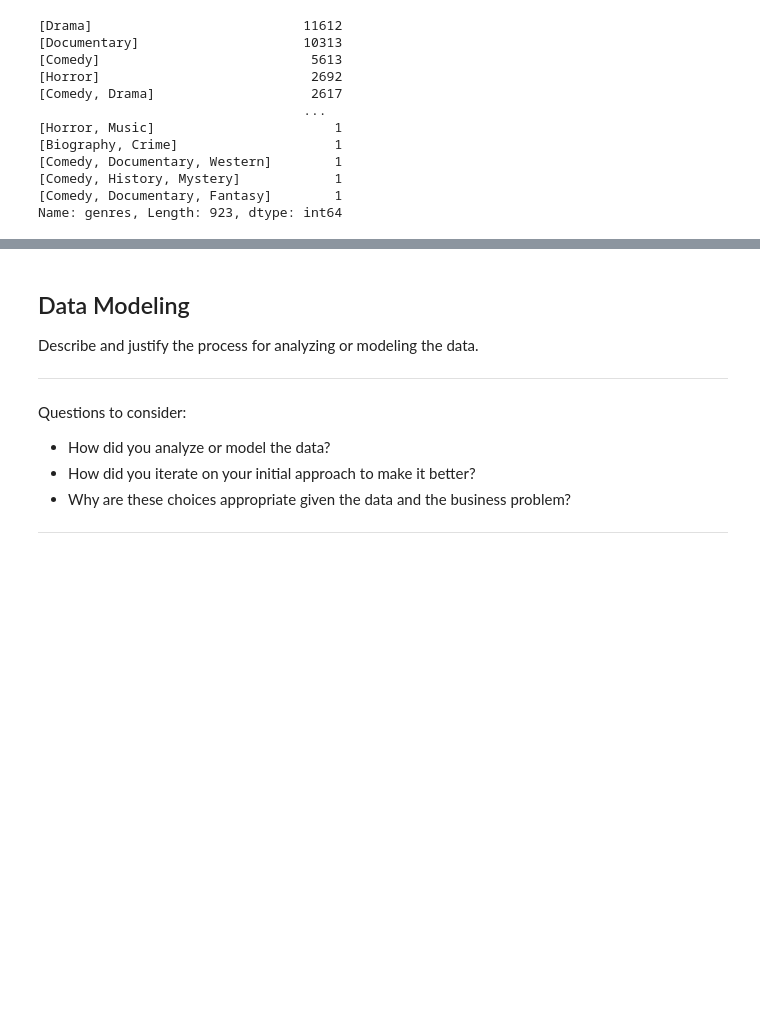
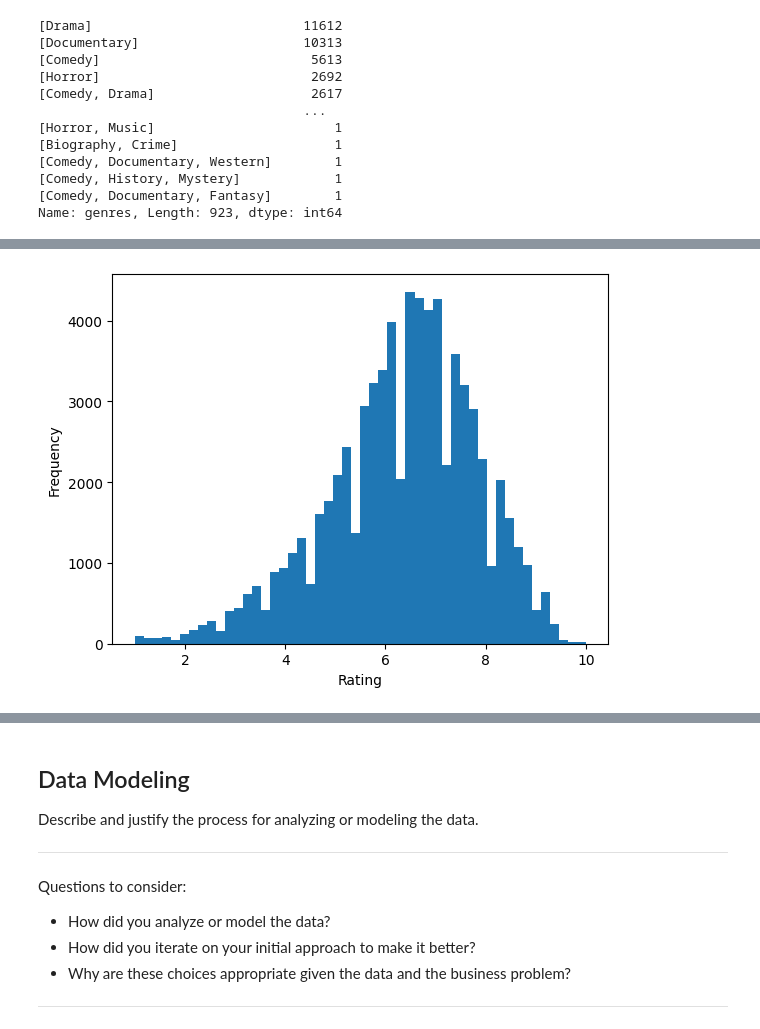
Before and after one commit to ndutakanyora/Movie-Industry-Research, a Jupyter notebook: dsc-phase1-project-template.ipynb, the cells around one changed output, grey strips where cells are left out. Drawn from its saved outputs; the diff is of its cells as text; code cells hidden in the pictures; blank space fills up the shorter version.

```diff
--- a/dsc-phase1-project-template.ipynb
+++ b/dsc-phase1-project-template.ipynb
@@ -332,0 +364,10 @@ Name: genres, Length: 923, dtype: int64
+# %%
+import matplotlib.pyplot as plt
+
+# Create a histogram of movie ratings
+plt.hist(movies_ratings['averagerating'], bins=50)
+plt.xlabel('Rating')
+plt.ylabel('Frequency')
+plt.show()
+# %% [output]
+[figure, added]
```
Also changed, not shown: parts of 10 cells of this notebook.
